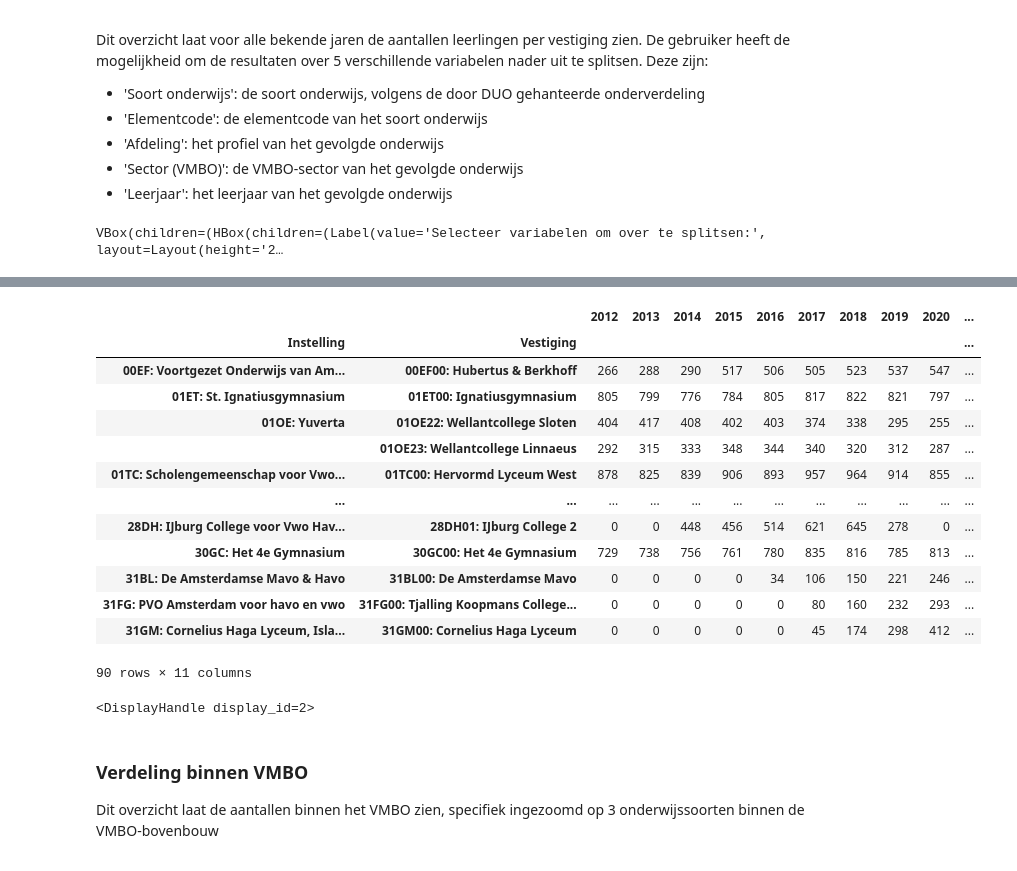
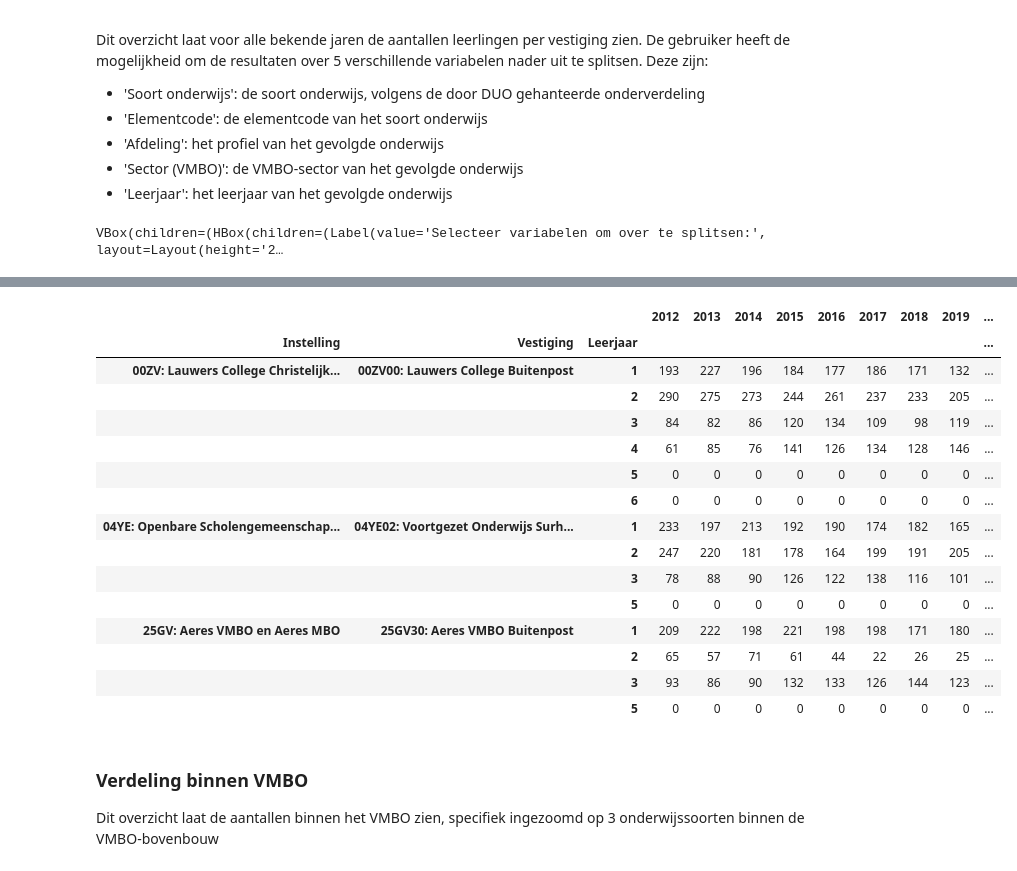
Before and after one commit to MartinBelderBMC/RPO_Dashboard, a Jupyter notebook: Frontend_RPO.ipynb, the cells around one changed output, grey strips where cells are left out. Drawn from its saved outputs; the diff is of its cells as text; code cells hidden in the pictures.

```diff
--- a/Frontend_RPO.ipynb
+++ b/Frontend_RPO.ipynb
@@ -491,7 +473,7 @@ def array_naar_show_frame(out_array, var_to_axis_map, val_to_index_on_axis_map,
           worden berekend
   """
   # Stel in over welke variabelen ongeacht de data moeten worden gesplitst
-  fixed_split_vars = ['BRIN (vestiging)', 'Jaar']
+  fixed_split_vars = ['Jaar']
 
   # Bepaal de variabelen waar de data over moeten worden gesplitst: dit zijn de
   # geselecteerde variabelen om over te splitsen en de vaststaande variabelen om
@@ -543,7 +525,7 @@ def array_naar_show_frame(out_array, var_to_axis_map, val_to_index_on_axis_map,
 
   # Stel de vaste posities van variabele in kwestie vast: eerste positie voor
   # variabele 'BRIN (vestiging)', laatste positie voor variabele 'Jaar'
-  array_locs_new = [0,-1]
+  array_locs_new = [-1]
 
 
   # modificeer de gesommeerde array door de vaste variabelen naar hun as-index/positie
@@ -564,7 +546,7 @@ def array_naar_show_frame(out_array, var_to_axis_map, val_to_index_on_axis_map,
   summed_array = summed_array.reshape((len_x_axis, len_y_axis))
 
   # Bepaal de kolommen die de index vormen van het te tonen DataFrame
-  index_cols = ['BRIN (vestiging)'] + select_split_vars
+  index_cols = select_split_vars
 
   # maak de multiindex aan van de dataframe: het product van alle waarden van
   # de variabelen van de index
@@ -573,26 +555,40 @@ def array_naar_show_frame(out_array, var_to_axis_map, val_to_index_on_axis_map,
   # maak een DataFrame met de index
   index_frame = pd.DataFrame(data = multiindex, columns = index_cols)
 
-  # voeg een kolom toe aan de index: de 4-cijferige BRIN die de vestiging aangeeft
-  index_inst = index_frame['BRIN (vestiging)'].apply(lambda x: x[:4])
+  if 'BRIN (vestiging)' in select_split_vars:
 
-  # geef de neiwue kolom de juiste naam
-  index_inst.name = 'BRIN (instelling)'
+    # voeg een kolom toe aan de index: de 4-cijferige BRIN die de vestiging aangeeft
+    index_inst = index_frame['BRIN (vestiging)'].apply(lambda x: x[:4])
+
+    index_frame['BRIN (instelling)'] = index_inst
+
+    index_frame = codes_to_labels(index_frame,
+                                  ['BRIN (instelling)', 'BRIN (vestiging)'],
+                                  ['Instelling', 'Vestiging'])
+
+    # zet brin_vestiging vooraan de splitsvariabelen
+    select_split_vars.pop(select_split_vars.index('BRIN (vestiging)'))
+
+    select_split_vars.insert(0, 'Vestiging')
+
+    select_split_vars.insert(0, 'Instelling')
 
   # Maak een DataFrame aan met de te tonen data, kolomnamen zijn de jaren
   counts_frame = pd.DataFrame(data = summed_array,
                               columns = val_to_index_on_axis_map['Jaar'].keys())
 
   # concateneer de index en de tellingen tot één DataFrame
-  full_frame = pd.concat([index_inst, index_frame, counts_frame], axis = 1)
+  full_frame = pd.concat([index_frame, counts_frame], axis = 1)
 
   # Sorteer het DataFrame op de indexwaarden
-  full_frame = full_frame.sort_values(['BRIN (instelling)', 'BRIN (vestiging)']
-                                      + select_split_vars)
+  full_frame = full_frame.sort_values(select_split_vars)
 
   # Verwijder lege rijen uit DataFrame
   full_frame = full_frame.loc[np.sum(counts_frame, axis = 1) > 0]
 
+  # Zet index vast
+  full_frame.set_index(select_split_vars, inplace = True )
+
   return full_frame
 # %%
 # @title
@@ -667,11 +663,11 @@ def toon_data_so(*args):
                                      perc,
                                      list(selected_split_vars_percentages))
 
-  show_frame = codes_to_labels(show_frame,
-                              ['BRIN (instelling)', 'BRIN (vestiging)'],
-                              ['Instelling', 'Vestiging'])
+  # show_frame = codes_to_labels(show_frame,
+  #                             ['BRIN (instelling)', 'BRIN (vestiging)'],
+  #                             ['Instelling', 'Vestiging'])
 
-  show_frame.set_index(['Instelling', 'Vestiging'] + list(selected_split_vars_so), inplace = True)
+  # show_frame.set_index(['Instelling', 'Vestiging'] + list(selected_split_vars_so), inplace = True)
 
   display(show_frame, display_id = 2)
 
@@ -697,7 +693,7 @@ label_widget_split = widgets.Label(value = 'Selecteer variabelen om over te spli
                                    layout = widgets.Layout(width='400px', height='25px'))
 
 # widget: select splitvariabele
-split_var_options = ['Soort onderwijs', 'Elementcode', 'Afdeling', 'Sector (VMBO)', 'Leerjaar']
+split_var_options = ['Soort onderwijs', 'Elementcode', 'Afdeling', 'Sector (VMBO)', 'Leerjaar', 'BRIN (vestiging)']
 
 split_vars_widg_so = widgets.SelectMultiple(options = split_var_options,
                                            layout = widgets.Layout(width='400px', height='100px'))
@@ -732,18 +748,19 @@ VBox(children=(HBox(children=(Label(value='Selecteer variabelen om over te split
-|  |  | 2012 | 2013 | 2014 | 2015 | 2016 | 2017 | 2018 | 2019 | 2020 | ... |
-| Instelling | Vestiging |  |  |  |  |  |  |  |  |  | ... |
-| 00EF: Voortgezet Onderwijs van Am... | 00EF00: Hubertus & Berkhoff | 266 | 288 | 290 | 517 | 506 | 505 | 523 | 537 | 547 | ... |
-| 01ET: St. Ignatiusgymnasium | 01ET00: Ignatiusgymnasium | 805 | 799 | 776 | 784 | 805 | 817 | 822 | 821 | 797 | ... |
-| 01OE: Yuverta | 01OE22: Wellantcollege Sloten | 404 | 417 | 408 | 402 | 403 | 374 | 338 | 295 | 255 | ... |
-|  | 01OE23: Wellantcollege Linnaeus | 292 | 315 | 333 | 348 | 344 | 340 | 320 | 312 | 287 | ... |
-| 01TC: Scholengemeenschap voor Vwo... | 01TC00: Hervormd Lyceum West | 878 | 825 | 839 | 906 | 893 | 957 | 964 | 914 | 855 | ... |
-| ... | ... | ... | ... | ... | ... | ... | ... | ... | ... | ... | ... |
-| 28DH: IJburg College voor Vwo Hav... | 28DH01: IJburg College 2 | 0 | 0 | 448 | 456 | 514 | 621 | 645 | 278 | 0 | ... |
-| 30GC: Het 4e Gymnasium | 30GC00: Het 4e Gymnasium | 729 | 738 | 756 | 761 | 780 | 835 | 816 | 785 | 813 | ... |
-| 31BL: De Amsterdamse Mavo & Havo | 31BL00: De Amsterdamse Mavo | 0 | 0 | 0 | 0 | 34 | 106 | 150 | 221 | 246 | ... |
-| 31FG: PVO Amsterdam voor havo en vwo | 31FG00: Tjalling Koopmans College... | 0 | 0 | 0 | 0 | 0 | 80 | 160 | 232 | 293 | ... |
-| 31GM: Cornelius Haga Lyceum, Isla... | 31GM00: Cornelius Haga Lyceum | 0 | 0 | 0 | 0 | 0 | 45 | 174 | 298 | 412 | ... |
+|  |  |  | 2012 | 2013 | 2014 | 2015 | 2016 | 2017 | 2018 | 2019 | ... |
+| Instelling | Vestiging | Leerjaar |  |  |  |  |  |  |  |  | ... |
+| 00ZV: Lauwers College Christelijk... | 00ZV00: Lauwers College Buitenpost | 1 | 193 | 227 | 196 | 184 | 177 | 186 | 171 | 132 | ... |
+|  |  | 2 | 290 | 275 | 273 | 244 | 261 | 237 | 233 | 205 | ... |
+|  |  | 3 | 84 | 82 | 86 | 120 | 134 | 109 | 98 | 119 | ... |
+|  |  | 4 | 61 | 85 | 76 | 141 | 126 | 134 | 128 | 146 | ... |
+|  |  | 5 | 0 | 0 | 0 | 0 | 0 | 0 | 0 | 0 | ... |
+|  |  | 6 | 0 | 0 | 0 | 0 | 0 | 0 | 0 | 0 | ... |
+| 04YE: Openbare Scholengemeenschap... | 04YE02: Voortgezet Onderwijs Surh... | 1 | 233 | 197 | 213 | 192 | 190 | 174 | 182 | 165 | ... |
+|  |  | 2 | 247 | 220 | 181 | 178 | 164 | 199 | 191 | 205 | ... |
+|  |  | 3 | 78 | 88 | 90 | 126 | 122 | 138 | 116 | 101 | ... |
+|  |  | 5 | 0 | 0 | 0 | 0 | 0 | 0 | 0 | 0 | ... |
+| 25GV: Aeres VMBO en Aeres MBO | 25GV30: Aeres VMBO Buitenpost | 1 | 209 | 222 | 198 | 221 | 198 | 198 | 171 | 180 | ... |
+|  |  | 2 | 65 | 57 | 71 | 61 | 44 | 22 | 26 | 25 | ... |
+|  |  | 3 | 93 | 86 | 90 | 132 | 133 | 126 | 144 | 123 | ... |
+|  |  | 5 | 0 | 0 | 0 | 0 | 0 | 0 | 0 | 0 | ... |
-90 rows × 11 columns
-<DisplayHandle display_id=2>
 # %% [markdown]
 ### **Verdeling binnen VMBO**
 
```
Also changed, not shown: parts of 17 cells of this notebook.
